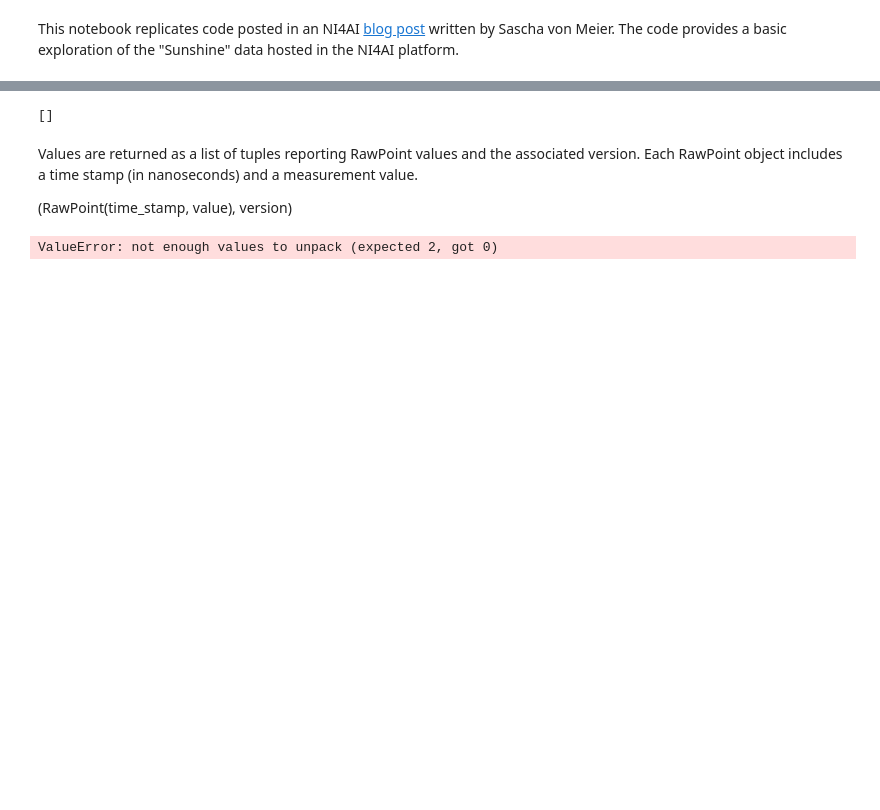
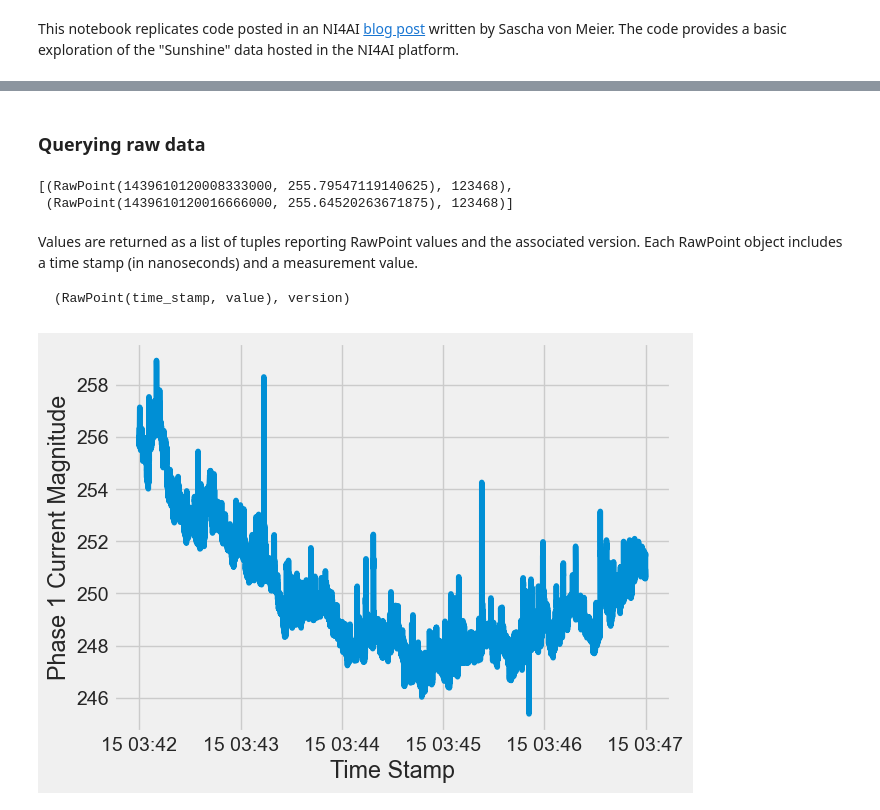
Before and after one commit to PingThingsIO/ni4ai-notebooks, a Jupyter notebook: analytics/Exploring Sunshine Data.ipynb, the cells around one changed output, grey strips where cells are left out. Cells and saved outputs as stored; diff of their text form; code cells hidden in the pictures; blank space fills up the shorter version.

````diff
--- a/analytics/Exploring Sunshine Data.ipynb
+++ b/analytics/Exploring Sunshine Data.ipynb
@@ -4,8 +6,8 @@ This notebook replicates code posted in an NI4AI [blog post](https://blog.ni4ai.
 import numpy as np
 import pandas as pd
 import matplotlib.pyplot as plt
-
-from tabulate import tabulate
-
+from utils import describe_streams
 import btrdb
 from btrdb.utils.timez import ns_delta, ns_to_datetime, to_nanoseconds
+
+plt.style.use('fivethirtyeight')
@@ -12,3 +16,3 @@ from btrdb.utils.timez import ns_delta, ns_to_datetime, to_nanoseconds
 # %%
 #Establishing the connecting to the server
-db = btrdb.connect()
+db = btrdb.connect(profile='ni4ai')
@@ -55,17 +56,22 @@ print(describe_streams(streams))
 #Choose a time window
 start = to_nanoseconds('2015-08-15 3:42:00')
 end = to_nanoseconds('2015-08-15 3:47:00')
+# %% [markdown]
+### Querying raw data
 # %%
 #Retrieve values from stream 4 (current magnitude for PMU 1)
 s = streams[4]
 data = s.values(start, end)
 data[:2]
 # %% [output]
-[]
+[(RawPoint(1439610120008333000, 255.79547119140625), 123468),
+ (RawPoint(1439610120016666000, 255.64520263671875), 123468)]
 # %% [markdown]
 Values are returned as a list of tuples reporting RawPoint values and the associated version. Each RawPoint object includes a time stamp (in nanoseconds) and a measurement value.
 
+```
 (RawPoint(time_stamp, value), version)
+```
 # %%
 # Retrieve only the RawPoint objects (without the version)
 points, _ = zip(*data)
@@ -77,12 +83,12 @@ times, values = zip(*points)
 dtimes = [ns_to_datetime(t) for t in times]
 
 # Convert to a Series, using the time stamp as an index
-series = pd.Series(values, index=times)
+series = pd.Series(values, index=dtimes)
-# %% [output]
-ValueError: not enough values to unpack (expected 2, got 0)
 # %%
 # Graph time series measurements
-series.plot()
+plt.plot(series)
 plt.xlabel('Time Stamp')
 plt.ylabel('Phase 1 Current Magnitude')
 plt.show()
+# %% [output]
+[figure, added]
````
Also changed, not shown: parts of 10 cells of this notebook, 2 other files.
